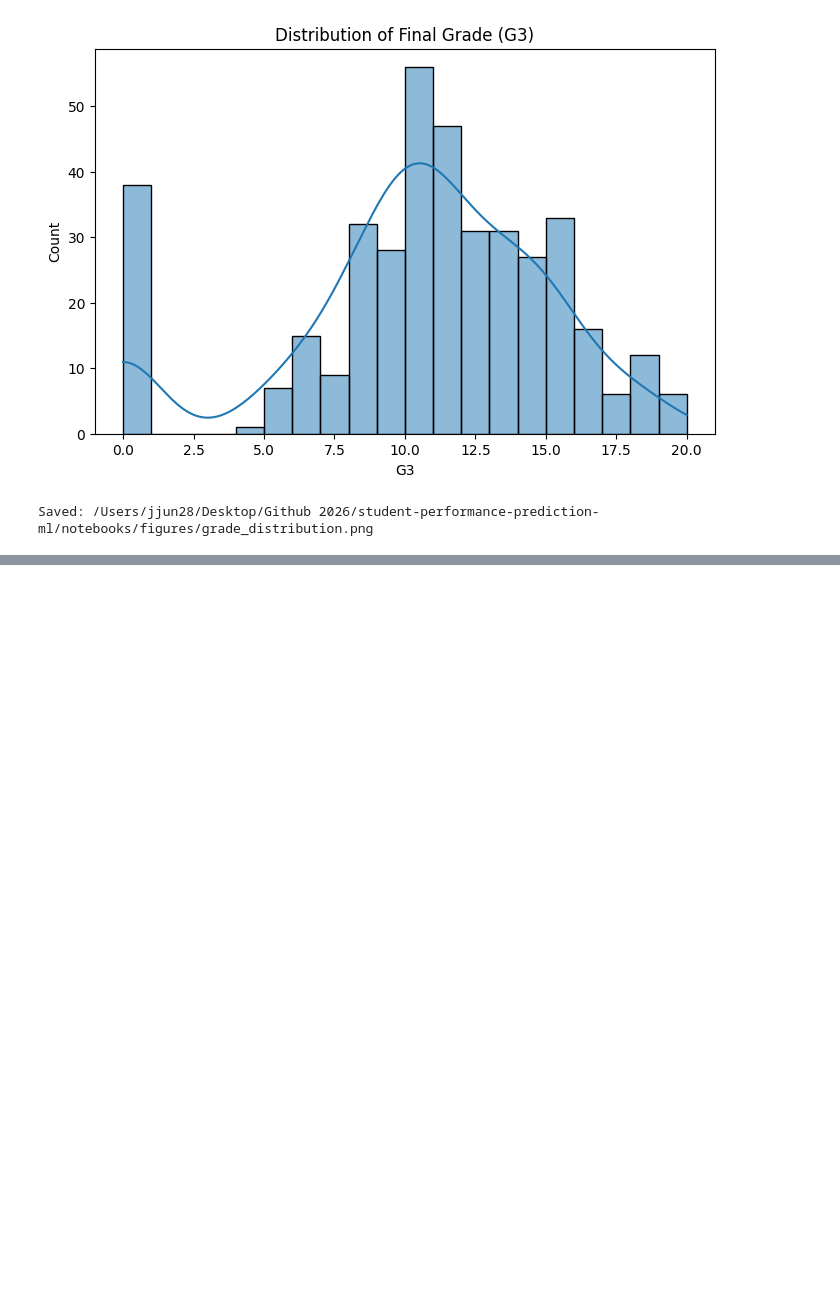
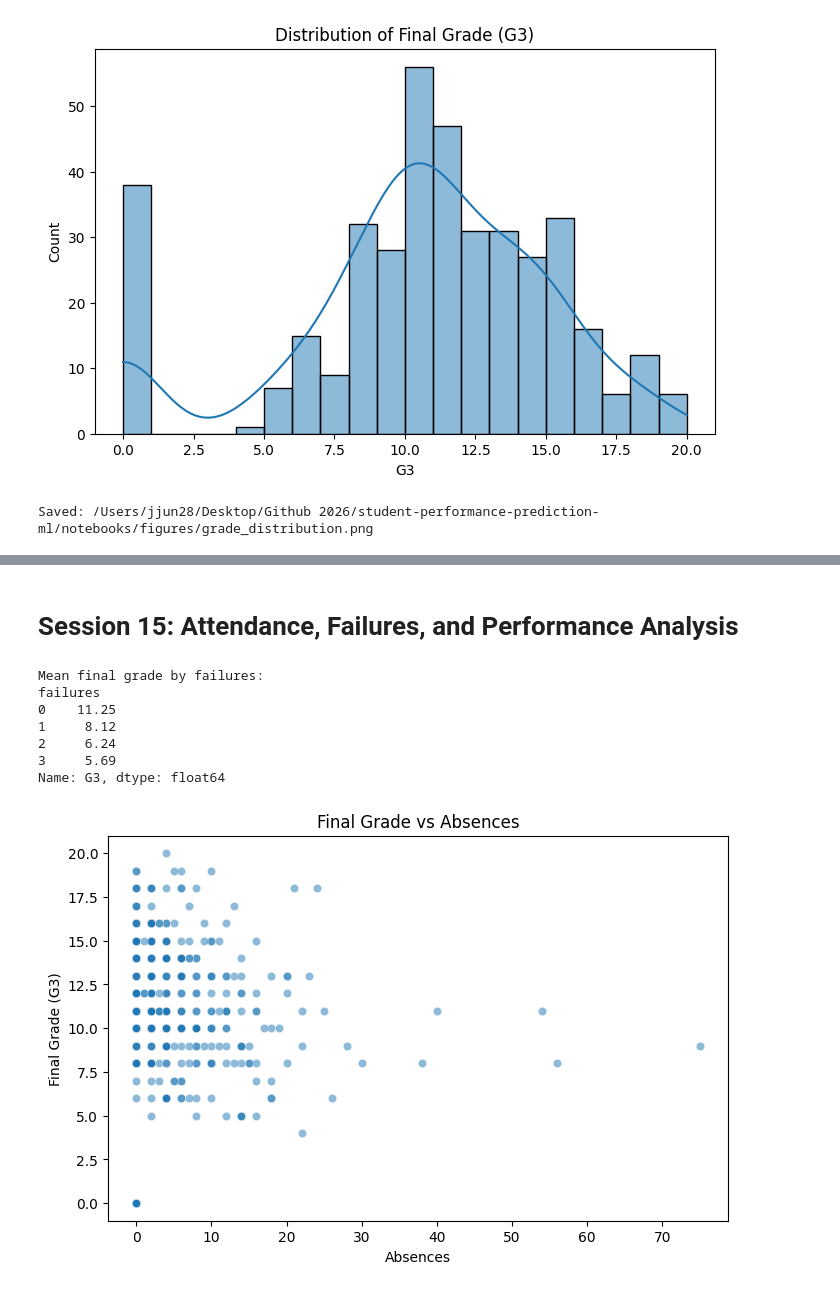
Before and after one commit to rjun5906-design/student-performance-prediction-ml, a Jupyter notebook: notebooks/03_exploratory_data_analysis.ipynb, the cells around one changed output, grey strips where cells are left out. Drawn from its saved outputs; the diff is of its cells as text; code cells hidden in the pictures; blank space fills up the shorter version.

```diff
--- a/notebooks/03_exploratory_data_analysis.ipynb
+++ b/notebooks/03_exploratory_data_analysis.ipynb
@@ -176,0 +228,48 @@ Saved: /Users/jjun28/Desktop/Github 2026/student-performance-prediction-ml/noteb
+# %% [markdown]
+# Session 15: Attendance, Failures, and Performance Analysis
+# %%
+import os
+import matplotlib.pyplot as plt
+import seaborn as sns
+
+os.makedirs("figures", exist_ok=True)
+
+print("Mean final grade by failures:")
+
+failure_means = (
+    df.groupby("failures")["G3"]
+      .mean()
+      .round(2)
+)
+
+print(failure_means)
+
+plt.figure(figsize=(8,5))
+
+sns.scatterplot(
+    x="absences",
+    y="G3",
+    data=df,
+    alpha=0.5
+)
+
+plt.title("Final Grade vs Absences")
+plt.xlabel("Absences")
+plt.ylabel("Final Grade (G3)")
+
+plt.savefig(
+    "figures/absences_vs_grade.png",
+    dpi=300,
+    bbox_inches="tight"
+)
+
+plt.show()
+# %% [output]
+Mean final grade by failures:
+failures
+0    11.25
+1     8.12
+2     6.24
+3     5.69
+Name: G3, dtype: float64
+[figure, added]
```
Also changed, not shown: parts of 9 cells of this notebook, 3 other files.
